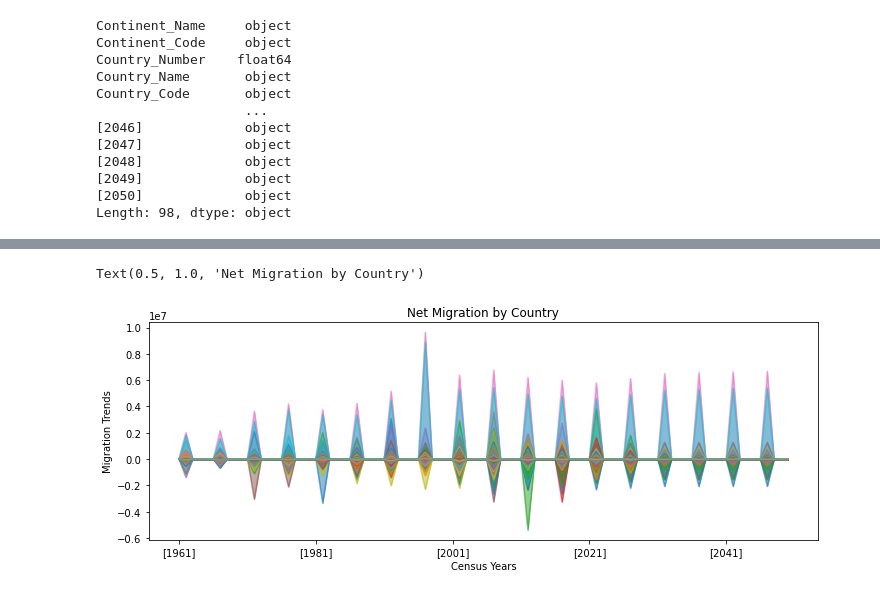
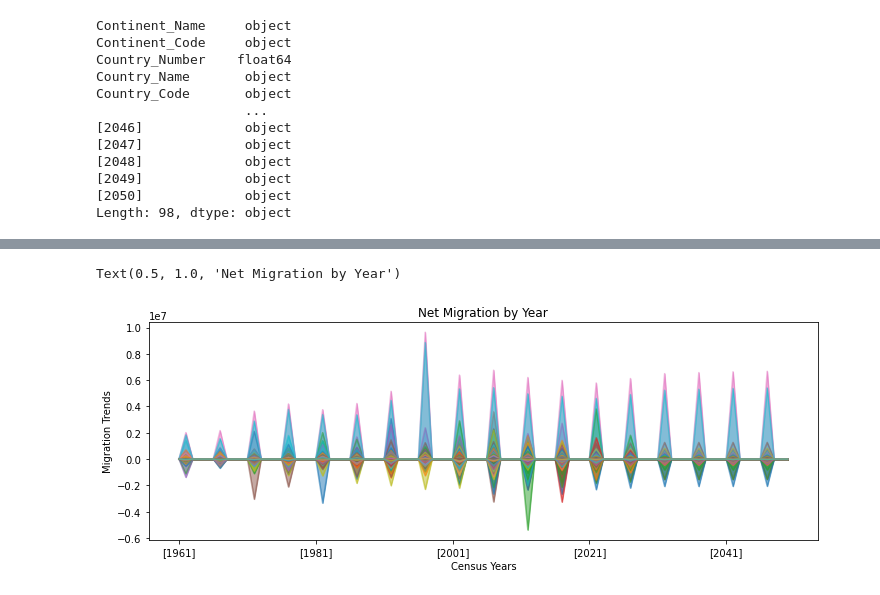
Before and after one commit to devkisdesai/CMPE255-Team-6-Project-Fall-2021-, a Jupyter notebook: EDA.ipynb, the cells around one changed output, grey strips where cells are left out. Cells and saved outputs as stored; diff of their text form; code cells hidden in the pictures.

```diff
--- a/EDA.ipynb
+++ b/EDA.ipynb
@@ -3,6 +3,10 @@
 import numpy as np
 import pandas as pd
 import matplotlib.pyplot as plt
+import sklearn as sk
+
+pd.set_option('display.max_columns', None)
+plt.rcParams['figure.figsize'] = [15, 9]
 # %%
 # Where the data comes from
 # Country Codes with Continent https://gist.github.com/stevewithington/20a69c0b6d2ff846ea5d35e5fc47f26c
@@ -194,14 +226,14 @@ pop_migration.head(50)
 # %%
 migration_plot = preparePlot(pop_migration)
 fig, axs = plt.subplots(figsize=(12, 4))
 migration_plot.plot.area(ax = axs, stacked = False)
 axs.get_legend().remove()
 axs.set_xlabel("Census Years")
 axs.set_ylabel("Migration Trends")
-axs.set_title("Net Migration by Country")
+axs.set_title("Net Migration by Year")
 # %% [output]
-Text(0.5, 1.0, 'Net Migration by Country')
+Text(0.5, 1.0, 'Net Migration by Year')
-[figure, old version]
+[figure, new version]
 # %%
 # We can cut off the data from some year and attempt to predict the remaining data?
 # Can we develop a column for What continent they are on using their country code.
```
Also changed, not shown: parts of 22 cells of this notebook.
